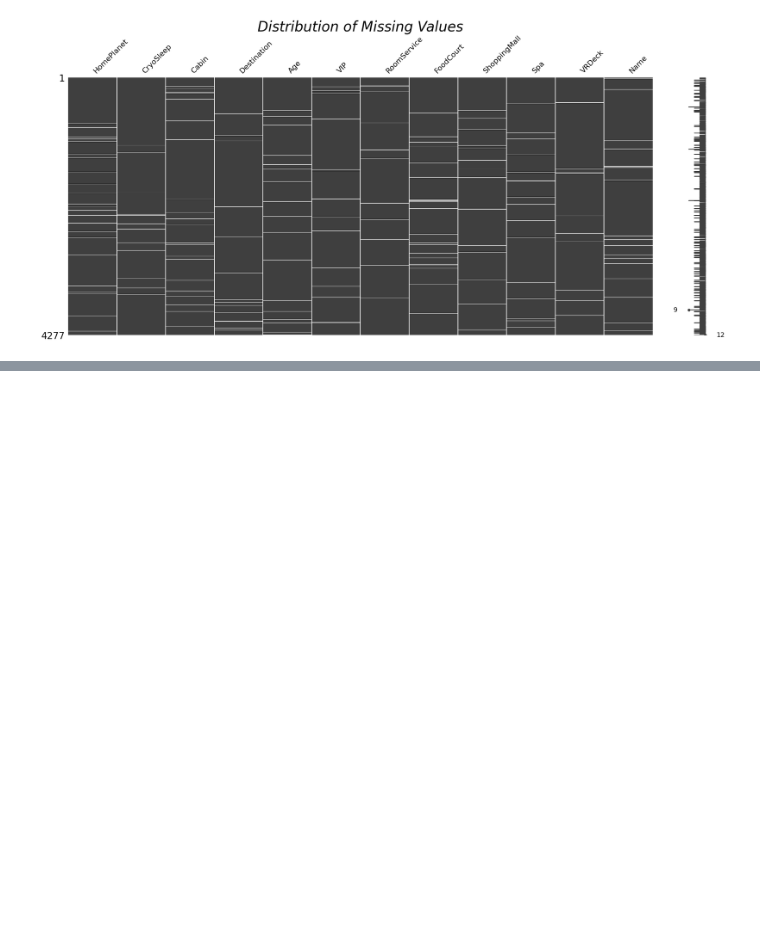
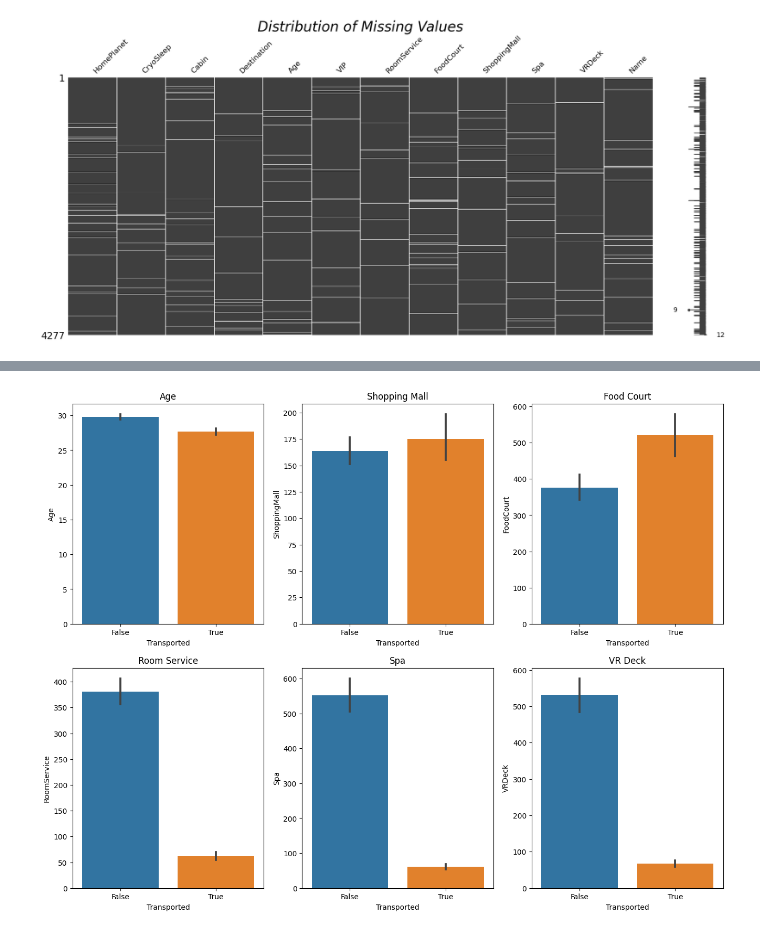
Before and after one commit to Mezue1/DataScienceProjects, a Jupyter notebook: spaceship.ipynb, the cells around one changed output, grey strips where cells are left out. Drawn from its saved outputs; the diff is of its cells as text; code cells hidden in the pictures; blank space fills up the shorter version.

Commit message:
Added Visualisations

```diff
--- a/spaceship.ipynb
+++ b/spaceship.ipynb
@@ -101,0 +119,28 @@ dtype: float64
+# %%
+plt.figure(figsize = (16,12))
+
+plt.subplot(2,3,1)
+plt.title("Age")
+sns.barplot(data = train, x = "Transported", y = "Age");
+
+plt.subplot(2,3,2)
+plt.title("Shopping Mall")
+sns.barplot(data = train, x = "Transported", y = "ShoppingMall");
+
+plt.subplot(2,3,3)
+plt.title("Food Court")
+sns.barplot(data = train, x = "Transported", y = "FoodCourt");
+
+plt.subplot(2,3,4)
+plt.title("Room Service")
+sns.barplot(data = train, x = "Transported", y = "RoomService");
+
+plt.subplot(2,3,5)
+plt.title("Spa")
+sns.barplot(data = train, x = "Transported", y = "Spa");
+
+plt.subplot(2,3,6)
+plt.title("VR Deck")
+sns.barplot(data = train, x = "Transported", y = "VRDeck");
+# %% [output]
+[figure, added]
```
Also changed, not shown: parts of 10 cells of this notebook.
